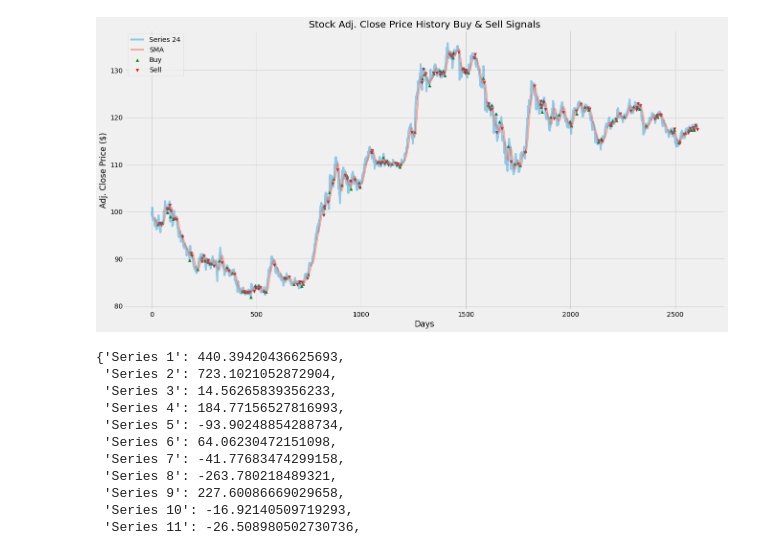
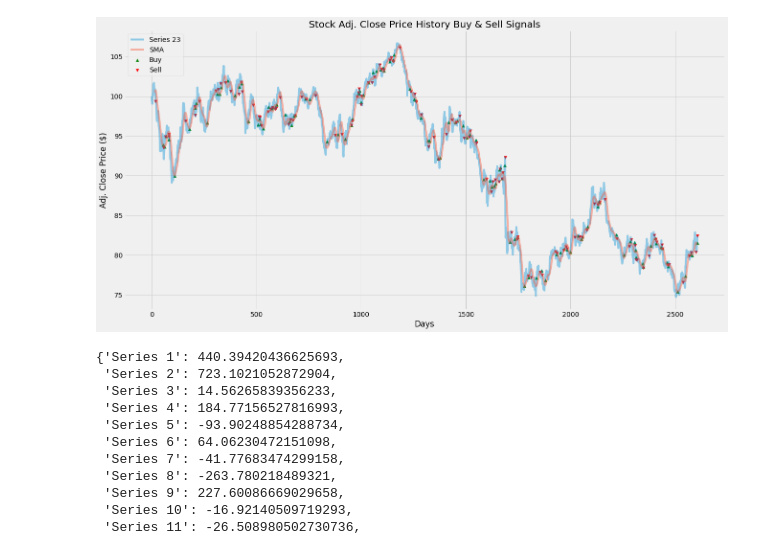
Before and after one commit to oscarwoodi/BHProj2Team1, a Jupyter notebook: MACD and AWESOME Oscillator.ipynb, the cells around one changed output. Cells and saved outputs as stored; diff of their text form; code cells hidden in the pictures.

```diff
--- a/MACD and AWESOME Oscillator.ipynb
+++ b/MACD and AWESOME Oscillator.ipynb
@@ -31,26 +31,44 @@ def rolling_averages_inflexions(data, window):
 
     #flag = 1: long position, flag = 0: short position, flag = -1: no position
     flag = -1
+
     flag_status = []
+
+    daily_profit = []
+    cumulative_profit = []
+    daily_close_price = data[i]
+
 
     for i in range(len(data)):
         flag_status.append(flag)
 
         if i == len(data)-1:
+
             if flag == 1:
+
+                #from long to no position
                 sigPriceBuy.append(np.nan)
                 sigPriceSell.append(data[i])
-                flag = 0
-            else:
+                flag = -1
+                daily_profit.append(data[i])
+
+            elif:
+                #from short to nothing
+                flag == 0:
                 sigPriceBuy.append(data[i])
                 sigPriceSell.append(np.nan)
-                flag = 0
+                flag = -1
+                daily_profit.append(data[i])
 
         elif gradients[i]>0 and gradients[i-1]<0:
+
             if flag != 1:
+                #from nothing or short to long
                 sigPriceBuy.append(data[i])
                 sigPriceSell.append(np.nan)
                 flag = 1
+                price_bought_at = data[i]
+
             else:
                 sigPriceBuy.append(np.nan)
                 sigPriceSell.append(np.nan)
@@ -71,24 +271,24 @@ def rolling_averages_inflexions(data, window):
 # %%
 window_test =15
-series = 'Series 24'
+series = 'Series 23'
 # =========================================
 
 #Store the buy and sell data into a variable
 buy_sell_data_test = rolling_averages_inflexions(df[series], window_test)
 
 # visualise test
 plt.figure(figsize=(20, 10))
 plt.plot(df[series], label=series, alpha=0.4)
 plt.plot(df[series].rolling(window=window_test).mean(), label='SMA', alpha=0.4)
 plt.scatter(df.index, buy_sell_data_test[0], label='Buy', marker='^', color='green')
 plt.scatter(df.index, buy_sell_data_test[1], label='Sell', marker='v', color='red')
 plt.title('Stock Adj. Close Price History Buy & Sell Signals')
 plt.xlabel('Days')
 plt.ylabel('Adj. Close Price ($)')
 plt.legend(loc='upper left')
 plt.show()
 # %% [output]
-[figure, old version]
+[figure, new version]
 # %%
 def Backtest(data, buy_sell):
 
```
Also changed, not shown: parts of 3 cells of this notebook, 2 other files.
